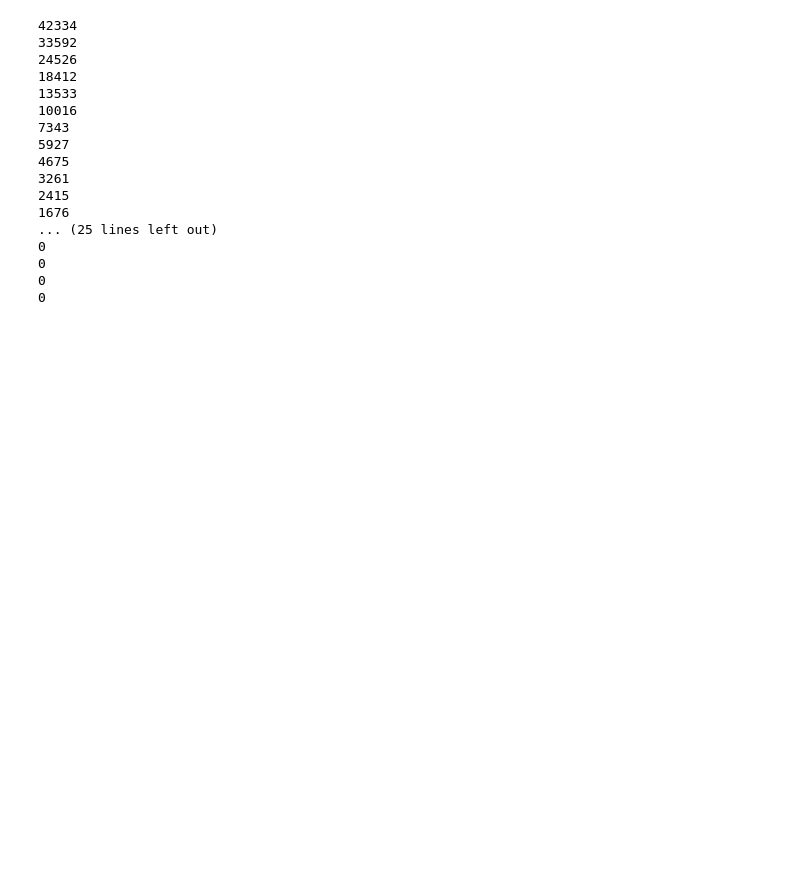
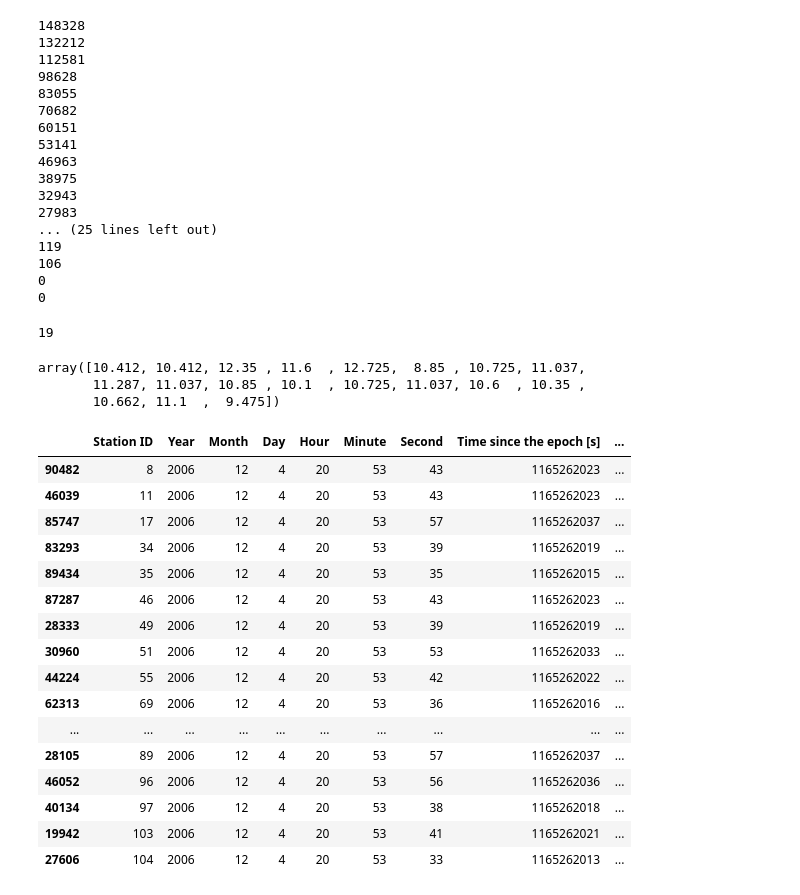
Before and after one commit to Esmidth/CCS_TA_implement, a Jupyter notebook: read_dict_list_pkl.ipynb, the cells around one changed output. Saved outputs shown, nothing was run; the diff lists cells and outputs as text; code cells hidden in the pictures; blank space fills up the shorter version.

```diff
--- a/read_dict_list_pkl.ipynb
+++ b/read_dict_list_pkl.ipynb
@@ -135,22 +98,36 @@ input_file = open('sub_index_array.pkl','rb')
 sub_index_array = pickle.load(input_file)
 input_file.close()
 # %%
-get_length_count(16)
+get_length_count(7)
 # %% [output]
-42334
-33592
-24526
-18412
-13533
-10016
-7343
-5927
-4675
-3261
-2415
-1676
+148328
+132212
+112581
+98628
+83055
+70682
+60151
+53141
+46963
+38975
+32943
+27983
 ... (25 lines left out)
+119
+106
 0
 0
-0
-0
+# %%
+def drop_useless_sensor(df,sensor_list):
+    # print(sensor_list)
+    for i in df[idd].values:
+        if i not in sensor_list:
+            df = df[df[idd] != i]
+    # print(len(df))
+    if len(df) < len(sensor_list):
+        return None
+    return df
+t = drop_useless_sensor(ddf_list[indices[3]],idds_uniq_sorted[:19])
+print(len(t))
+# %% [output]
+19
@@ -156,0 +136,26 @@ get_length_count(16)
+# %%
+t[s_temperature].values
+# %% [output]
+array([10.412, 10.412, 12.35 , 11.6  , 12.725,  8.85 , 10.725, 11.037,
+       11.287, 11.037, 10.85 , 10.1  , 10.725, 11.037, 10.6  , 10.35 ,
+       10.662, 11.1  ,  9.475])
+# %%
+def get_transform_matrix(sensor_list):
+# %% [output]
+|  | Station ID | Year | Month | Day | Hour | Minute | Second | Time since the epoch [s] | ... |
+| 90482 | 8 | 2006 | 12 | 4 | 20 | 53 | 43 | 1165262023 | ... |
+| 46039 | 11 | 2006 | 12 | 4 | 20 | 53 | 43 | 1165262023 | ... |
+| 85747 | 17 | 2006 | 12 | 4 | 20 | 53 | 57 | 1165262037 | ... |
+| 83293 | 34 | 2006 | 12 | 4 | 20 | 53 | 39 | 1165262019 | ... |
+| 89434 | 35 | 2006 | 12 | 4 | 20 | 53 | 35 | 1165262015 | ... |
+| 87287 | 46 | 2006 | 12 | 4 | 20 | 53 | 43 | 1165262023 | ... |
+| 28333 | 49 | 2006 | 12 | 4 | 20 | 53 | 39 | 1165262019 | ... |
+| 30960 | 51 | 2006 | 12 | 4 | 20 | 53 | 53 | 1165262033 | ... |
+| 44224 | 55 | 2006 | 12 | 4 | 20 | 53 | 42 | 1165262022 | ... |
+| 62313 | 69 | 2006 | 12 | 4 | 20 | 53 | 36 | 1165262016 | ... |
+| ... | ... | ... | ... | ... | ... | ... | ... | ... | ... |
+| 28105 | 89 | 2006 | 12 | 4 | 20 | 53 | 57 | 1165262037 | ... |
+| 46052 | 96 | 2006 | 12 | 4 | 20 | 53 | 56 | 1165262036 | ... |
+| 40134 | 97 | 2006 | 12 | 4 | 20 | 53 | 38 | 1165262018 | ... |
+| 19942 | 103 | 2006 | 12 | 4 | 20 | 53 | 41 | 1165262021 | ... |
+| 27606 | 104 | 2006 | 12 | 4 | 20 | 53 | 33 | 1165262013 | ... |
```
Also changed, not shown: parts of 37 cells of this notebook, 5 other files.
